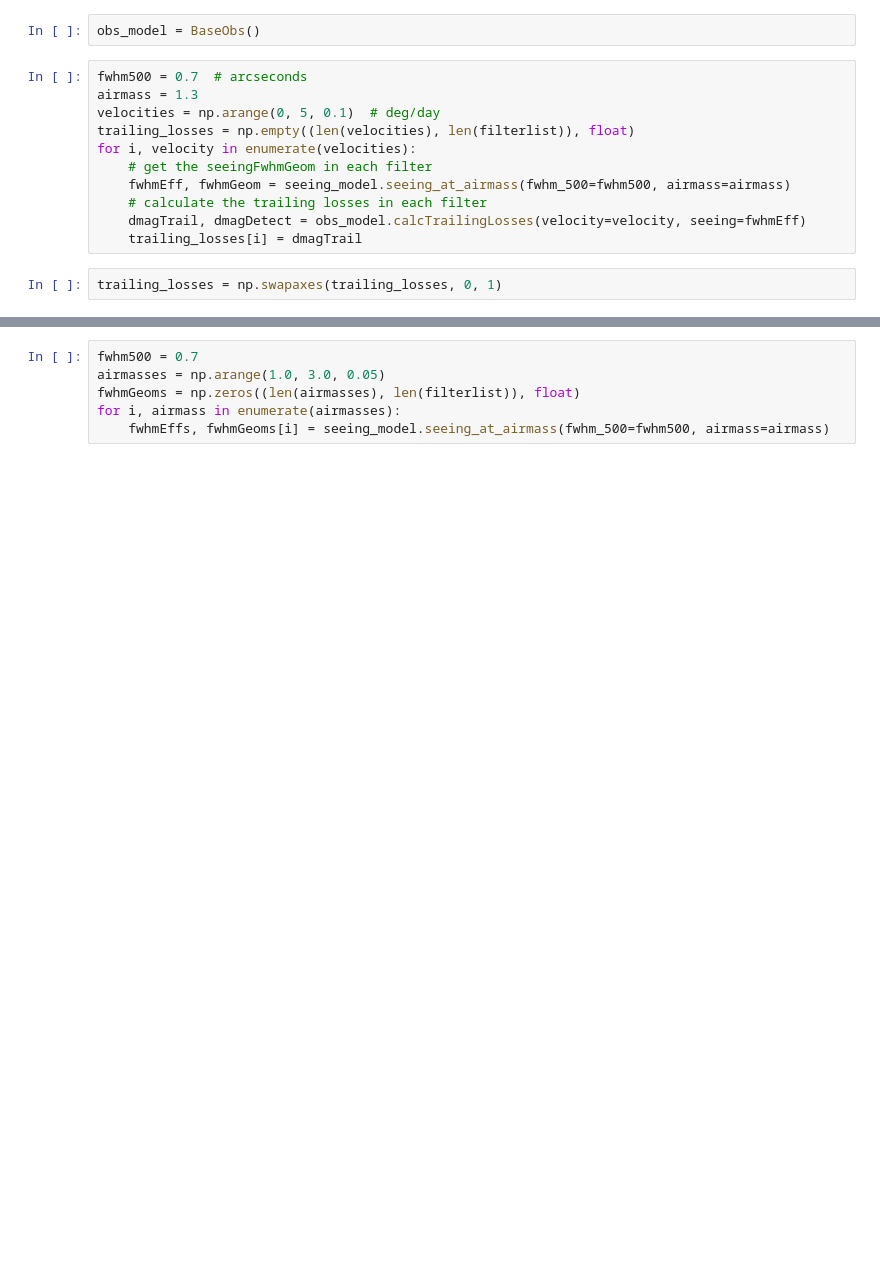
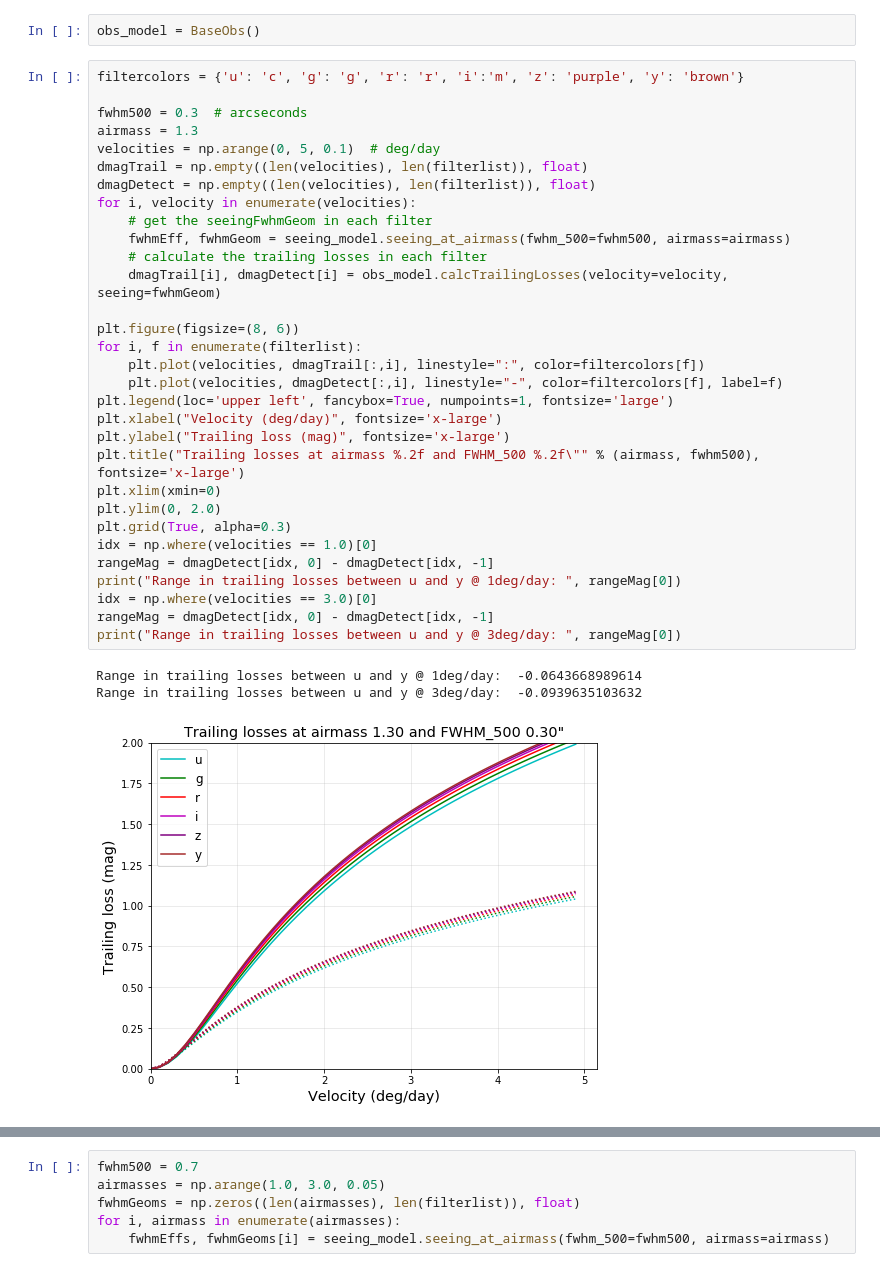
Before and after one commit to rhiannonlynne/notebooks, a Jupyter notebook: Seeing and Trailing Losses.ipynb, the cells around one changed output, grey strips where cells are left out. Saved outputs shown, nothing was run; the diff lists cells and outputs as text; blank space fills up the shorter version.

```diff
--- a/Seeing and Trailing Losses.ipynb
+++ b/Seeing and Trailing Losses.ipynb
@@ -71,17 +71,39 @@ calcTrailingLosses(self, velocity, seeing, texp=30.0)
         dmagTrail and dmagDetect for each set of velocity/seeing/texp values.
 # %%
 obs_model = BaseObs()
-# %%
-fwhm500 = 0.7  # arcseconds
-airmass = 1.3
-velocities = np.arange(0, 5, 0.1)  # deg/day
-trailing_losses = np.empty((len(velocities), len(filterlist)), float)
-for i, velocity in enumerate(velocities):
-    # get the seeingFwhmGeom in each filter
-    fwhmEff, fwhmGeom = seeing_model.seeing_at_airmass(fwhm_500=fwhm500, airmass=airmass)
-    # calculate the trailing losses in each filter
-    dmagTrail, dmagDetect = obs_model.calcTrailingLosses(velocity=velocity, seeing=fwhmEff)
-    trailing_losses[i] = dmagTrail
-# %%
-trailing_losses = np.swapaxes(trailing_losses, 0, 1)
+# %%
+filtercolors = {'u': 'c', 'g': 'g', 'r': 'r', 'i':'m', 'z': 'purple', 'y': 'brown'}
+
+fwhm500 = 0.3  # arcseconds
+airmass = 1.3
+velocities = np.arange(0, 5, 0.1)  # deg/day
+dmagTrail = np.empty((len(velocities), len(filterlist)), float)
+dmagDetect = np.empty((len(velocities), len(filterlist)), float)
+for i, velocity in enumerate(velocities):
+    # get the seeingFwhmGeom in each filter
+    fwhmEff, fwhmGeom = seeing_model.seeing_at_airmass(fwhm_500=fwhm500, airmass=airmass)
+    # calculate the trailing losses in each filter
+    dmagTrail[i], dmagDetect[i] = obs_model.calcTrailingLosses(velocity=velocity, seeing=fwhmGeom)
+
+plt.figure(figsize=(8, 6))
+for i, f in enumerate(filterlist):
+    plt.plot(velocities, dmagTrail[:,i], linestyle=":", color=filtercolors[f])
+    plt.plot(velocities, dmagDetect[:,i], linestyle="-", color=filtercolors[f], label=f)
+plt.legend(loc='upper left', fancybox=True, numpoints=1, fontsize='large')
+plt.xlabel("Velocity (deg/day)", fontsize='x-large')
+plt.ylabel("Trailing loss (mag)", fontsize='x-large')
+plt.title("Trailing losses at airmass %.2f and FWHM_500 %.2f\"" % (airmass, fwhm500), fontsize='x-large')
+plt.xlim(xmin=0)
+plt.ylim(0, 2.0)
+plt.grid(True, alpha=0.3)
+idx = np.where(velocities == 1.0)[0]
+rangeMag = dmagDetect[idx, 0] - dmagDetect[idx, -1]
+print("Range in trailing losses between u and y @ 1deg/day: ", rangeMag[0])
+idx = np.where(velocities == 3.0)[0]
+rangeMag = dmagDetect[idx, 0] - dmagDetect[idx, -1]
+print("Range in trailing losses between u and y @ 3deg/day: ", rangeMag[0])
+# %% [output]
+Range in trailing losses between u and y @ 1deg/day:  -0.0643668989614
+Range in trailing losses between u and y @ 3deg/day:  -0.0939635103632
+[figure, added]
 # %%
```
Also changed, not shown: parts of 3 cells of this notebook.
